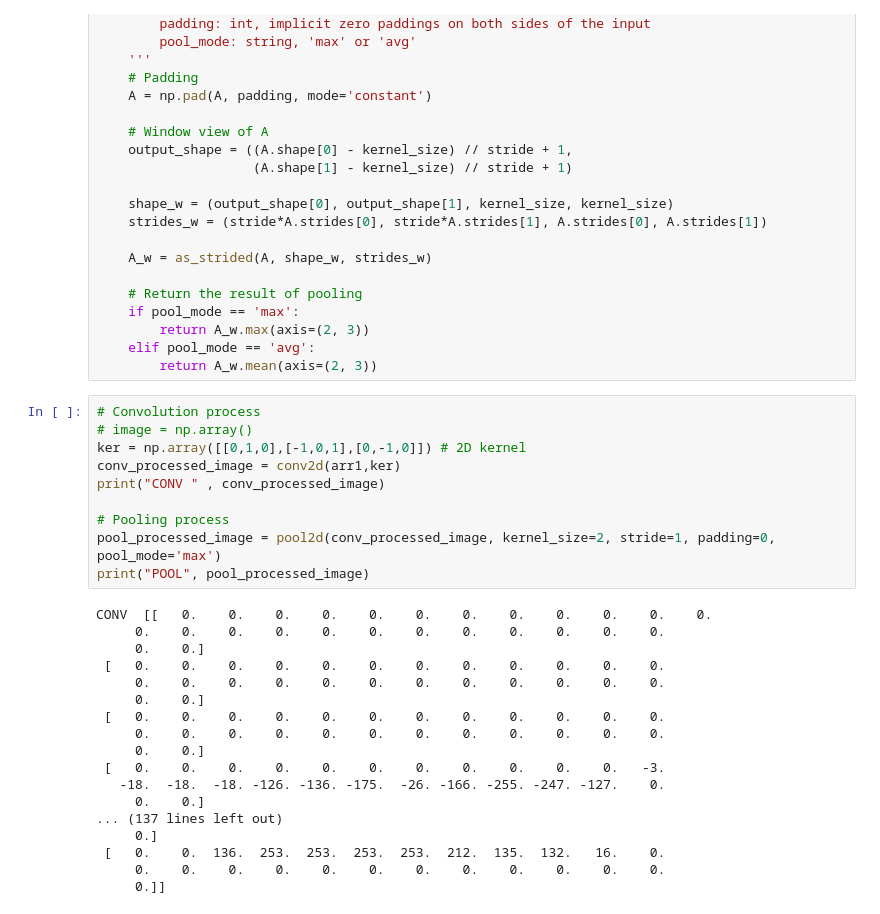
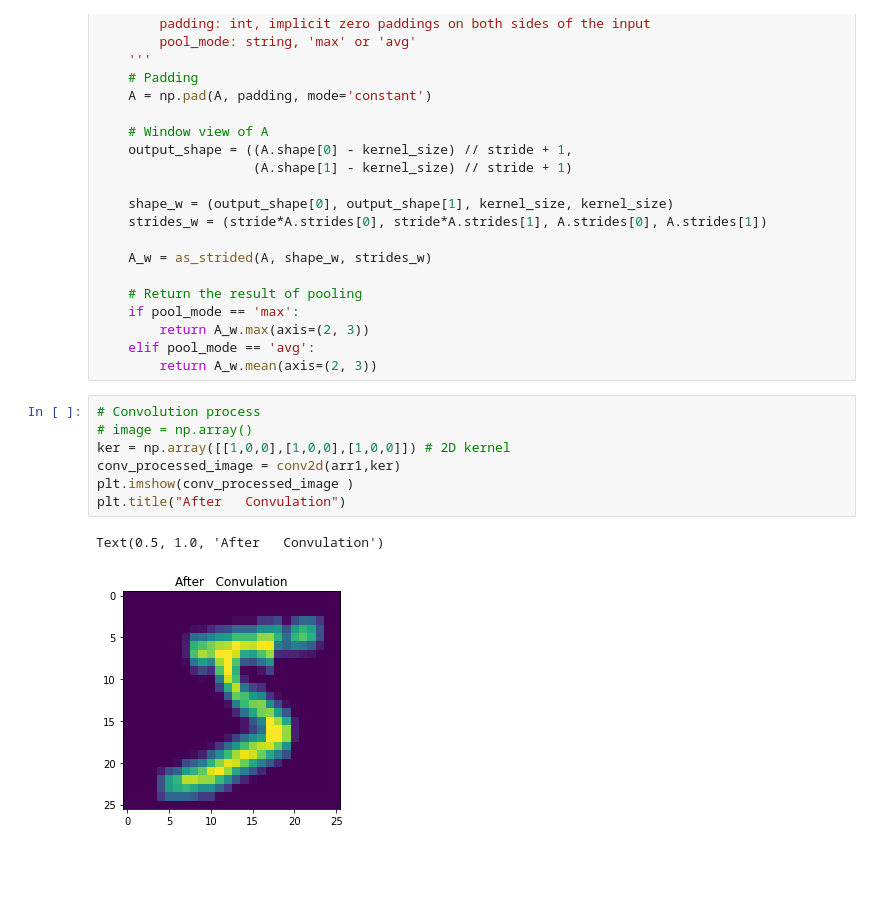
Before and after one commit to AkbarIsmayilov/NN_FINAL, a Jupyter notebook: CNNnumPy.ipynb, the cells around one changed output. Cells and saved outputs as stored; diff of their text form; blank space fills up the shorter version.

```diff
--- a/CNNnumPy.ipynb
+++ b/CNNnumPy.ipynb
@@ -267,28 +267,10 @@ def pool2d(A, kernel_size, stride, padding=0, pool_mode='max'):
 # %%
 # Convolution process
 # image = np.array()
-ker = np.array([[0,1,0],[-1,0,1],[0,-1,0]]) # 2D kernel
+ker = np.array([[1,0,0],[1,0,0],[1,0,0]]) # 2D kernel
 conv_processed_image = conv2d(arr1,ker)
-print("CONV " , conv_processed_image)
-
-# Pooling process
-pool_processed_image = pool2d(conv_processed_image, kernel_size=2, stride=1, padding=0, pool_mode='max')
-print("POOL", pool_processed_image)
+plt.imshow(conv_processed_image )
+plt.title("After   Convulation")
 # %% [output]
-CONV  [[   0.    0.    0.    0.    0.    0.    0.    0.    0.    0.    0.    0.
-     0.    0.    0.    0.    0.    0.    0.    0.    0.    0.    0.    0.
-     0.    0.]
- [   0.    0.    0.    0.    0.    0.    0.    0.    0.    0.    0.    0.
-     0.    0.    0.    0.    0.    0.    0.    0.    0.    0.    0.    0.
-     0.    0.]
- [   0.    0.    0.    0.    0.    0.    0.    0.    0.    0.    0.    0.
-     0.    0.    0.    0.    0.    0.    0.    0.    0.    0.    0.    0.
-     0.    0.]
- [   0.    0.    0.    0.    0.    0.    0.    0.    0.    0.    0.   -3.
-   -18.  -18.  -18. -126. -136. -175.  -26. -166. -255. -247. -127.    0.
-     0.    0.]
-... (137 lines left out)
-     0.]
- [   0.    0.  136.  253.  253.  253.  253.  212.  135.  132.   16.    0.
-     0.    0.    0.    0.    0.    0.    0.    0.    0.    0.    0.    0.
-     0.]]
+Text(0.5, 1.0, 'After   Convulation')
+[figure, added]
```
Also changed, not shown: parts of 3 cells of this notebook.
